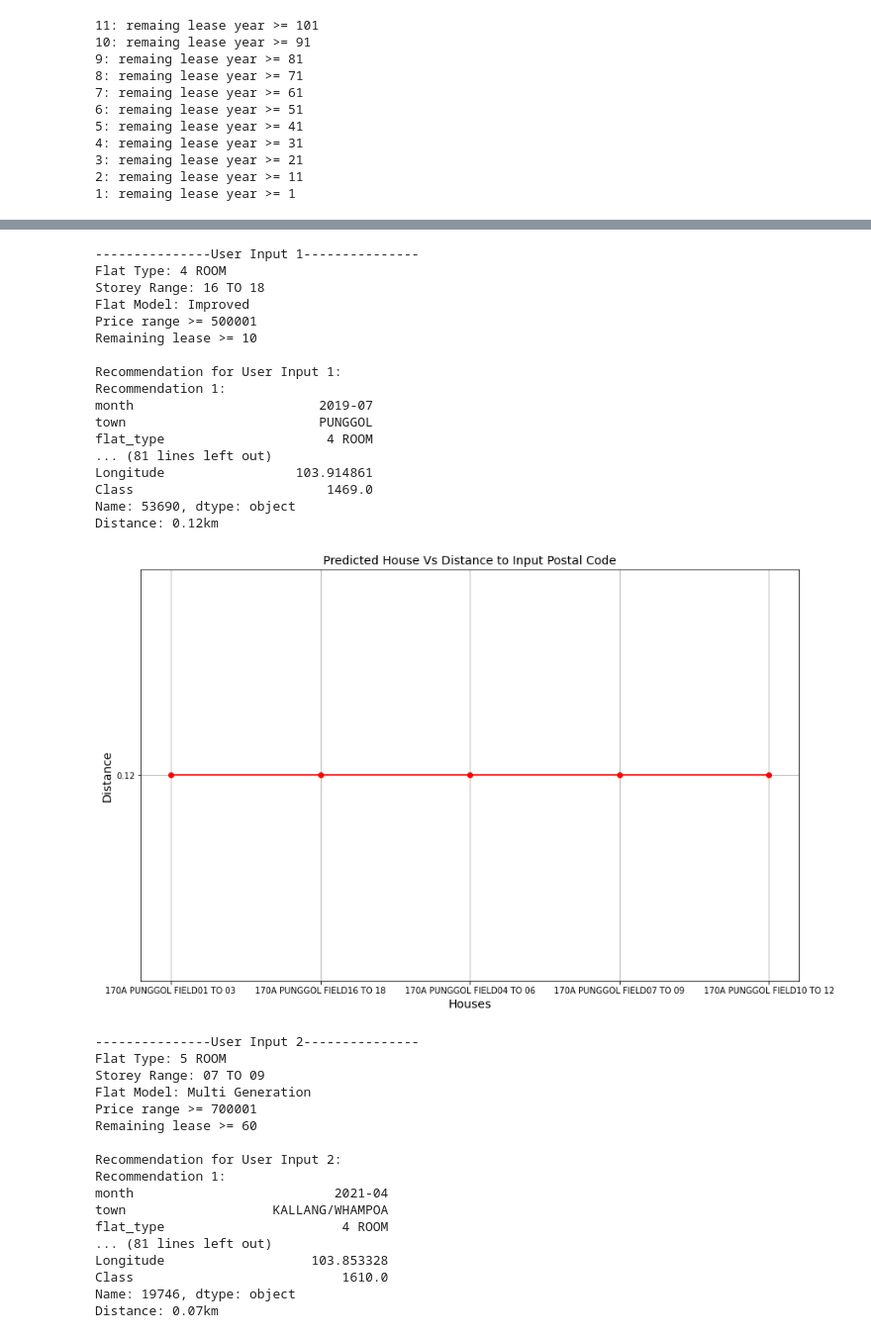
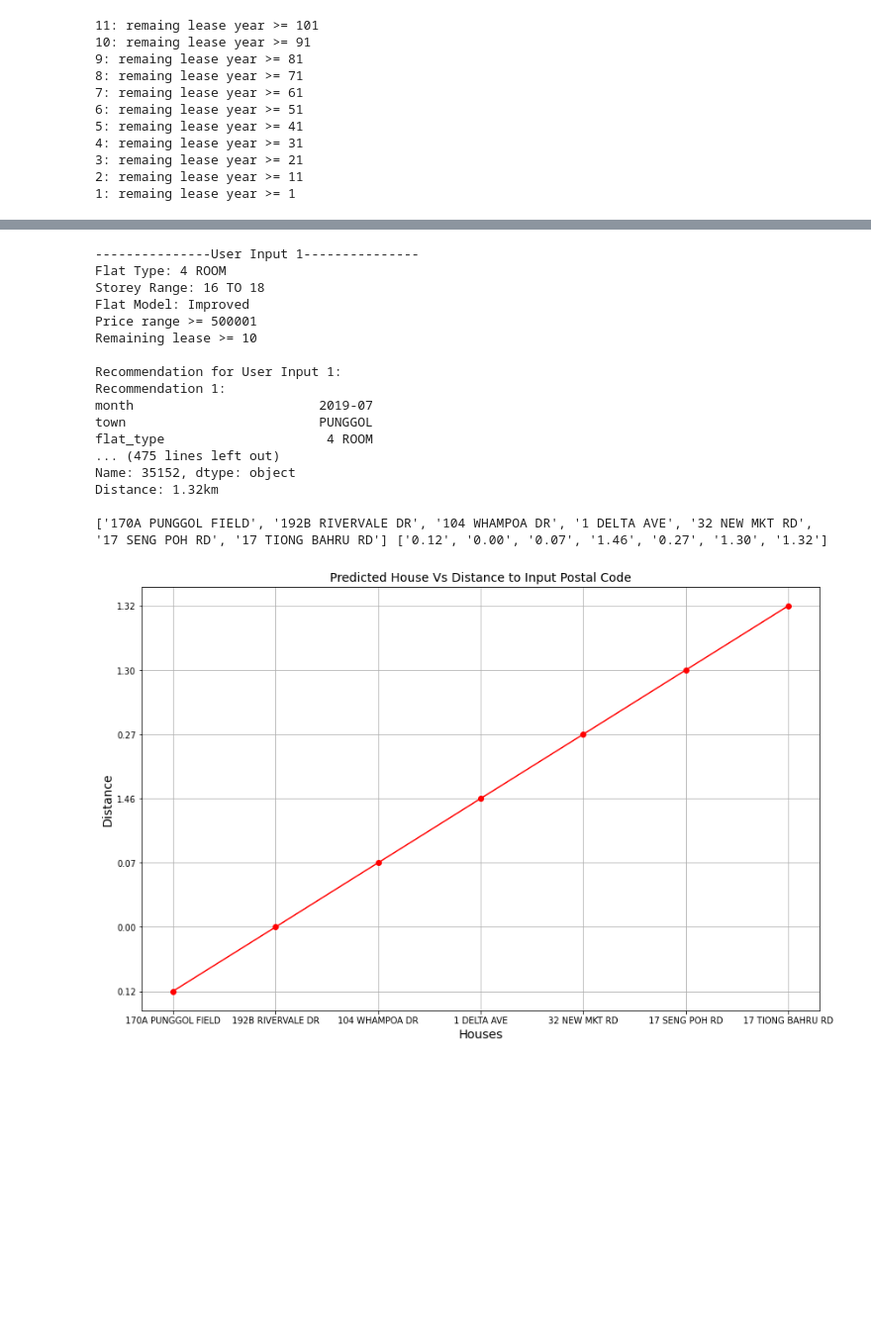
Before and after one commit to WeichenTeo/CSC3005-Data-Analytics, a Jupyter notebook: DataAnalytics.ipynb, the cells around one changed output, grey strips where cells are left out. Shown at 99% size. Saved outputs shown, nothing was run; the diff lists cells and outputs as text; code cells hidden in the pictures; blank space fills up the shorter version.

```diff
--- a/DataAnalytics.ipynb
+++ b/DataAnalytics.ipynb
@@ -332,6 +336,6 @@ Text(0.5, 1.0, 'Projection of Data in Eigenspace')
 # %%
 # Label for KNN data
-cluster = AgglomerativeClustering(n_clusters=4, affinity='manhattan', linkage='complete')
+cluster = AgglomerativeClustering(n_clusters=5, affinity='manhattan', linkage='complete')
 hc = cluster.fit_predict(X)
 
 category['Cluster'] = hc
@@ -445,12 +449,12 @@ X_set, y_set = X_test, Y_test
 X1, X2 = np.meshgrid(np.arange(start = X_set[:, 0].min() - 1, stop = X_set[:, 0].max() + 1, step = 0.01),
                      np.arange(start = X_set[:, 1].min() - 1, stop = X_set[:, 1].max() + 1, step = 0.01))
 plt.contourf(X1, X2, clf2.predict(np.array([X1.ravel(), X2.ravel()]).T).reshape(X1.shape),
-             alpha = 0.75, cmap = ListedColormap(('red', 'yellow', 'blue', 'magenta')))
+             alpha = 0.75, cmap = ListedColormap(('red', 'yellow', 'blue', 'magenta', 'lime')))
 plt.xlim(X1.min(), X1.max())
 plt.ylim(X2.min(), X2.max())
 for i, j in enumerate(np.unique(y_set)):
     plt.scatter(X_set[y_set == j, 0], X_set[y_set == j, 1],
-                c = ListedColormap(('red', 'yellow', 'blue', 'magenta'))(i), label = j)
+                c = ListedColormap(('red', 'yellow', 'blue', 'magenta', 'lime'))(i), label = j)
 plt.title('KNN Classification Accuracy Visualization')
 plt.legend()
 plt.show()
@@ -563,7 +568,7 @@ for i in range(101,0,-10):
 # %%
 #[flat_type, storey_range, flat_model, remaining_lease, resale_price], locationVal
 #locationVal can be postal code or address
-userinput = [[[4,6,5,6,2],"822166"],[[5,3,11,8,7],"329688"],[[4,2,5,6,8],"542192"]]
+userinput = [[[4,6,5,6,2],"822166"],[[4,2,5,6,8],"542192"],[[5,3,11,8,7],"329688"],[[2,2,1,4,5],"ION"],[[1,1,16,3,5],"Chinatown Point"]]
 predictions = [[neigh.predict([x[0]])[0],x[1]] for x in userinput]
 predictions
 # %% [output]
@@ -604,63 +617,48 @@ Row index of location that is top 5 shortest distance to user input 3:
 # %%
+distance = []
+location = []
 for i, item in enumerate(distanceArr):
     print("---------------User Input " + str(i+1) + "---------------")
     print("Flat Type: " + flatType[userinput[i][0][0] - 1])
     print("Storey Range: " + storeyRange[userinput[i][0][1] - 1])
     print("Flat Model: " + flatModel[userinput[i][0][2] - 1])
     print("Price range >= " + str((userinput[i][0][3] - 1) * 100000 + 1))
     print("Remaining lease >= " + str((userinput[i][0][4] - 1) * 10))
     print()
     print("Recommendation for User Input " + str(i+1) + ":")
-    distance = []
-    location = []
     for n in range(0,5):
         dist = "{:.2f}".format(item[n][1])
         flat = resaleFlatDF.loc[item[n][0]]
         print("Recommendation "+ str(n+1) +": \n"+ str(flat))
         print("Distance: "+ dist+ "km\n")
-        distance.append(dist)
-        location.append(flat['block'] + " " + flat['street_name'] + flat['storey_range'])
-
-    plt.figure(figsize=(14,9))
-    plt.plot(location, distance, color='red', marker='o')
-    plt.title('Predicted House Vs Distance to Input Postal Code', fontsize=14)
-    plt.xlabel('Houses', fontsize=14)
-    plt.ylabel('Distance', fontsize=14)
-    plt.grid(True)
-    plt.show()
+        loc = flat['block'] + " " + flat['street_name']
+        if not loc in location:
+            distance.append(dist)
+            location.append(loc)
+print(location, distance)
+plt.figure(figsize=(14,9))
+plt.plot(location, distance, color='red', marker='o')
+plt.title('Predicted House Vs Distance to Input Postal Code', fontsize=14)
+plt.xlabel('Houses', fontsize=14)
+plt.ylabel('Distance', fontsize=14)
+plt.grid(True)
+plt.show()
 # %% [output]
 ---------------User Input 1---------------
 Flat Type: 4 ROOM
 Storey Range: 16 TO 18
 Flat Model: Improved
 Price range >= 500001
 Remaining lease >= 10
 
 Recommendation for User Input 1:
 Recommendation 1:
 month                        2019-07
 town                         PUNGGOL
 flat_type                     4 ROOM
-... (81 lines left out)
-Longitude                 103.914861
-Class                         1469.0
-Name: 53690, dtype: object
-Distance: 0.12km
+... (475 lines left out)
+Name: 35152, dtype: object
+Distance: 1.32km
+
+['170A PUNGGOL FIELD', '192B RIVERVALE DR', '104 WHAMPOA DR', '1 DELTA AVE', '32 NEW MKT RD', '17 SENG POH RD', '17 TIONG BAHRU RD'] ['0.12', '0.00', '0.07', '1.46', '0.27', '1.30', '1.32']
-[figure, old version]
+[figure, new version]
----------------User Input 2---------------
-Flat Type: 5 ROOM
-Storey Range: 07 TO 09
-Flat Model: Multi Generation
-Price range >= 700001
-Remaining lease >= 60
-
-Recommendation for User Input 2:
-Recommendation 1:
-month                          2021-04
-town                   KALLANG/WHAMPOA
-flat_type                       4 ROOM
-... (81 lines left out)
-Longitude                   103.853328
-Class                           1610.0
-Name: 19746, dtype: object
-Distance: 0.07km
```
Also changed, not shown: parts of 13 cells of this notebook.
